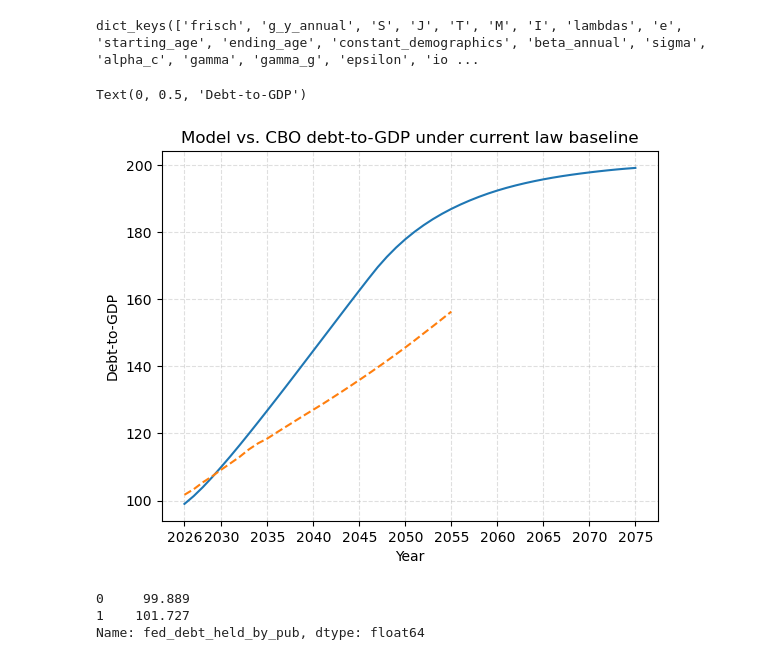
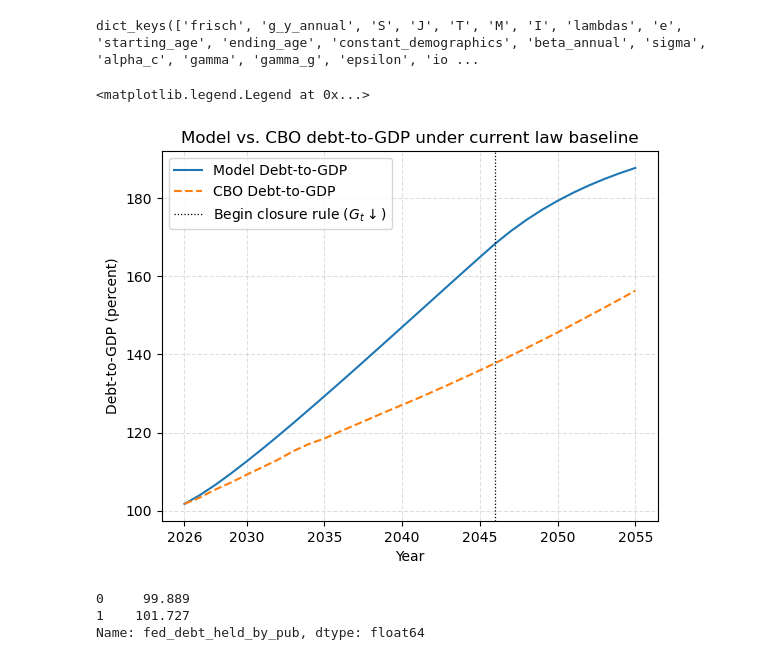
Before and after one commit to jdebacker/SS_MaxBen, a Jupyter notebook: code/ss_maxben.ipynb, the cells around one changed output. Saved outputs shown, nothing was run; the diff lists cells and outputs as text; code cells hidden in the pictures.

```diff
--- a/code/ss_maxben.ipynb
+++ b/code/ss_maxben.ipynb
@@ -58,38 +58,43 @@ cbo_debtGDP_mar2025 = pd.read_excel(
     names=[
         "fy_year", "indiv_inc_tax", "payroll_tax", "corp_inc_tax", "other_tax",
         "total_tax", "socsec_spnd", "medicare_spnd", "medicaid_etal_spnd",
         "other_mand_spnd", "discr_spend", "tot_nonint_spnd",
         "net_interest_spnd", "tot_spnd", "primary_deficit", "total_deficit",
         "fed_debt_held_by_pub", "medicare_offset_rcpts", "gdp",
         "gross_fed_debt"
     ]
 )
 # print(cbo_debtGDP_mar2025.describe())
 # print(cbo_debtGDP_mar2025)
 tpi_vars_base_path = os.path.join(base_dir, "TPI", "TPI_vars.pkl")
 tpi_vars_base = pickle.load(open(tpi_vars_base_path, "rb"))
 model_debtGDP_base = tpi_vars_base['D'] / tpi_vars_base['Y']
 plt.plot(
-    np.arange(2026, 2076), model_debtGDP_base[:50]*100,
+    np.arange(2026, 2056), model_debtGDP_base[:30]*100,
     linestyle='-', label="Model Debt-to-GDP"
 )
 plt.plot(
     np.arange(2026,2056), cbo_debtGDP_mar2025['fed_debt_held_by_pub'][1:],
     linestyle='--', label="CBO Debt-to-GDP"
 )
+plt.axvline(
+    x=p_base.start_year+p_base.tG1, linewidth=0.9, linestyle=":", color="k",
+    label=r"Begin closure rule ($G_t\downarrow$)"
+)
 plt.title("Model vs. CBO debt-to-GDP under current law baseline")
 plt.xlabel("Year")
-plt.xticks([2026, 2030, 2035, 2040, 2045, 2050, 2055, 2060, 2065, 2070, 2075])
+plt.xticks([2026, 2030, 2035, 2040, 2045, 2050, 2055])
 plt.grid(visible=True, which='major', axis='both', linestyle='--', alpha=0.4)
-plt.ylabel("Debt-to-GDP")
+plt.ylabel("Debt-to-GDP (percent)")
+plt.legend()
 # fig_debtGDP_base = op.plot_gdp_ratio(
 #     tpi_vars_base, p_base, start_year=p_base.start_year,
 #     vertical_line_years=[p_base.start_year + p_base.tG1, 2055],
 #     plot_title="Debt-to-GDP under current law baseline"
 # )
 # %% [output]
-Text(0, 0.5, 'Debt-to-GDP')
+<matplotlib.legend.Legend at 0x...>
-[figure, old version]
+[figure, new version]
 # %%
 cbo_debtGDP_mar2025['fed_debt_held_by_pub'][:2]
 # %% [output]
```
Also changed, not shown: parts of 25 cells of this notebook, 2 other files.
